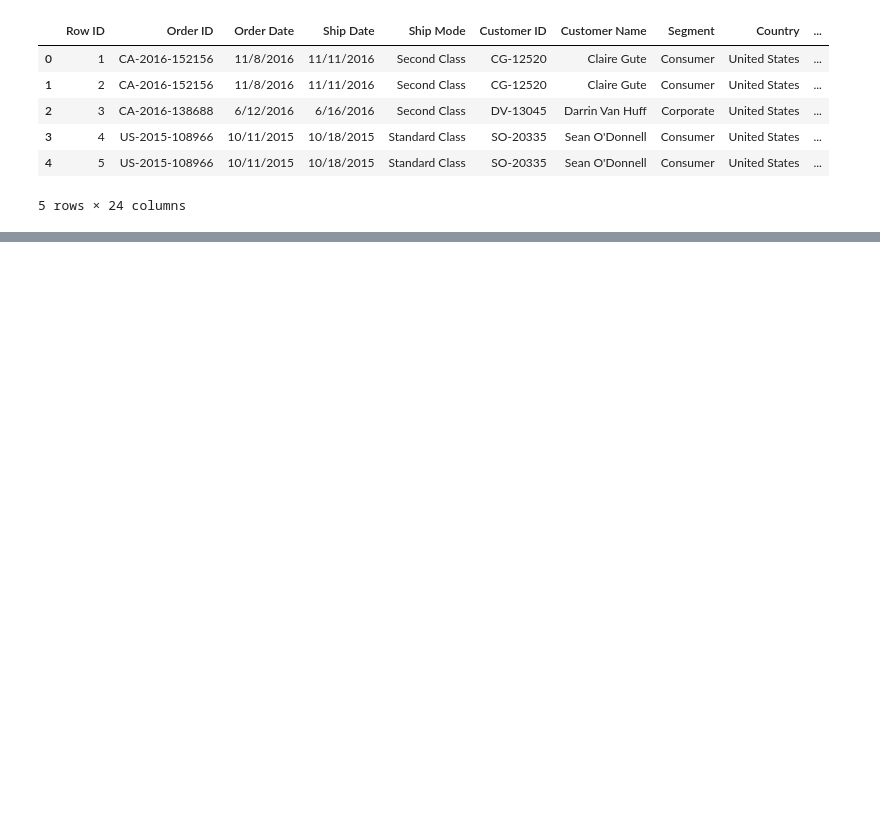
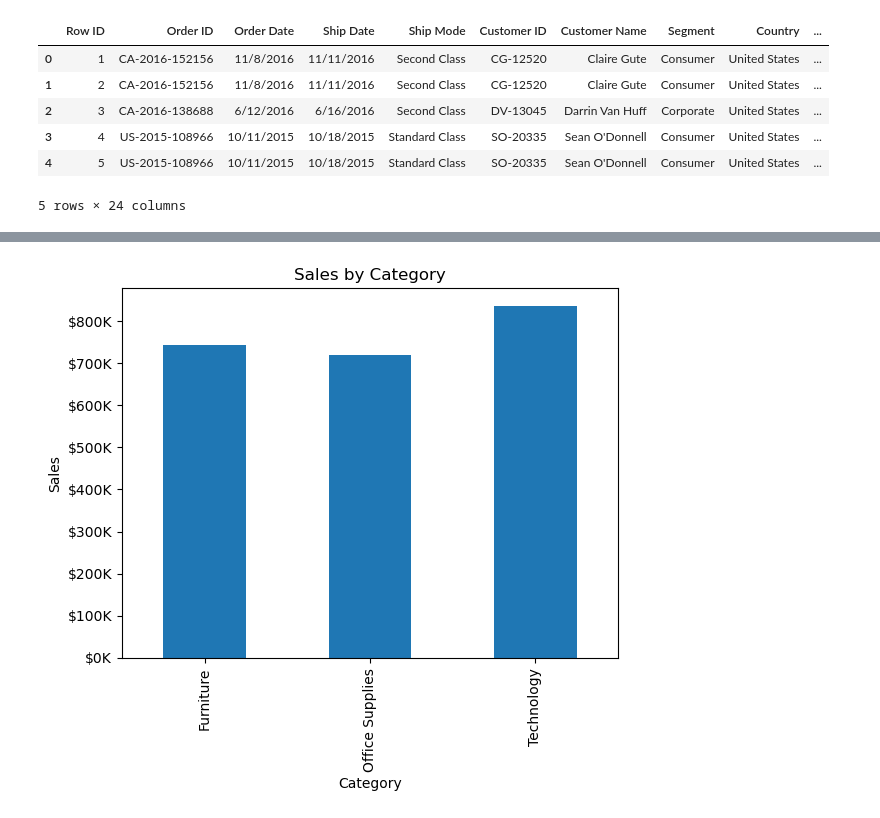
Before and after one commit to jmpealy/project-4-ML-integration, a Jupyter notebook: model_jason.ipynb, the cells around one changed output, grey strips where cells are left out. Cells and saved outputs as stored; diff of their text form; code cells hidden in the pictures; blank space fills up the shorter version.

```diff
--- a/model_jason.ipynb
+++ b/model_jason.ipynb
@@ -28,0 +36,7 @@ df.head()
+# %%
+# DF that shows sales by category
+category_sales = df.groupby('Category')['Sales'].sum()
+formatted_category_sales = category_sales.map('$ {:.2f}'.format)
+
+category_sales_df = pd.DataFrame(formatted_category_sales)
+category_sales_df
@@ -28,0 +49,18 @@ df.head()
+# %%
+#Bar chart that shows sales by category
+def currency_formatter(x, pos):
+    return f"${x/1000:,.0f}K"
+
+
+y_format = FuncFormatter(currency_formatter)
+plt.gca().yaxis.set_major_formatter(y_format)
+
+category_sales.plot(kind='bar')
+
+plt.xlabel('Category')
+plt.ylabel('Sales')
+plt.title('Sales by Category')
+
+plt.show()
+# %% [output]
+[figure, added]
```
Also changed, not shown: parts of 22 cells of this notebook.
